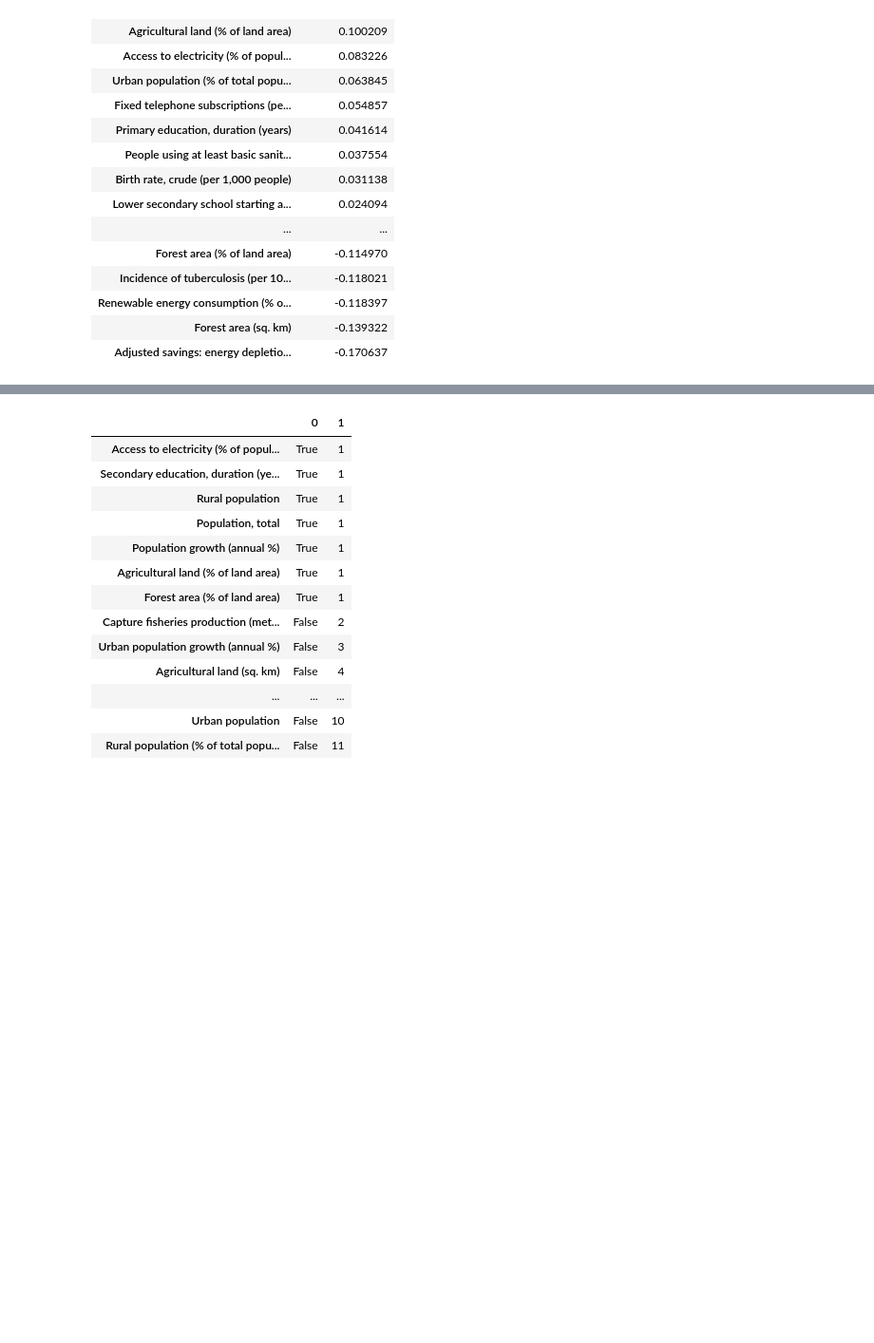
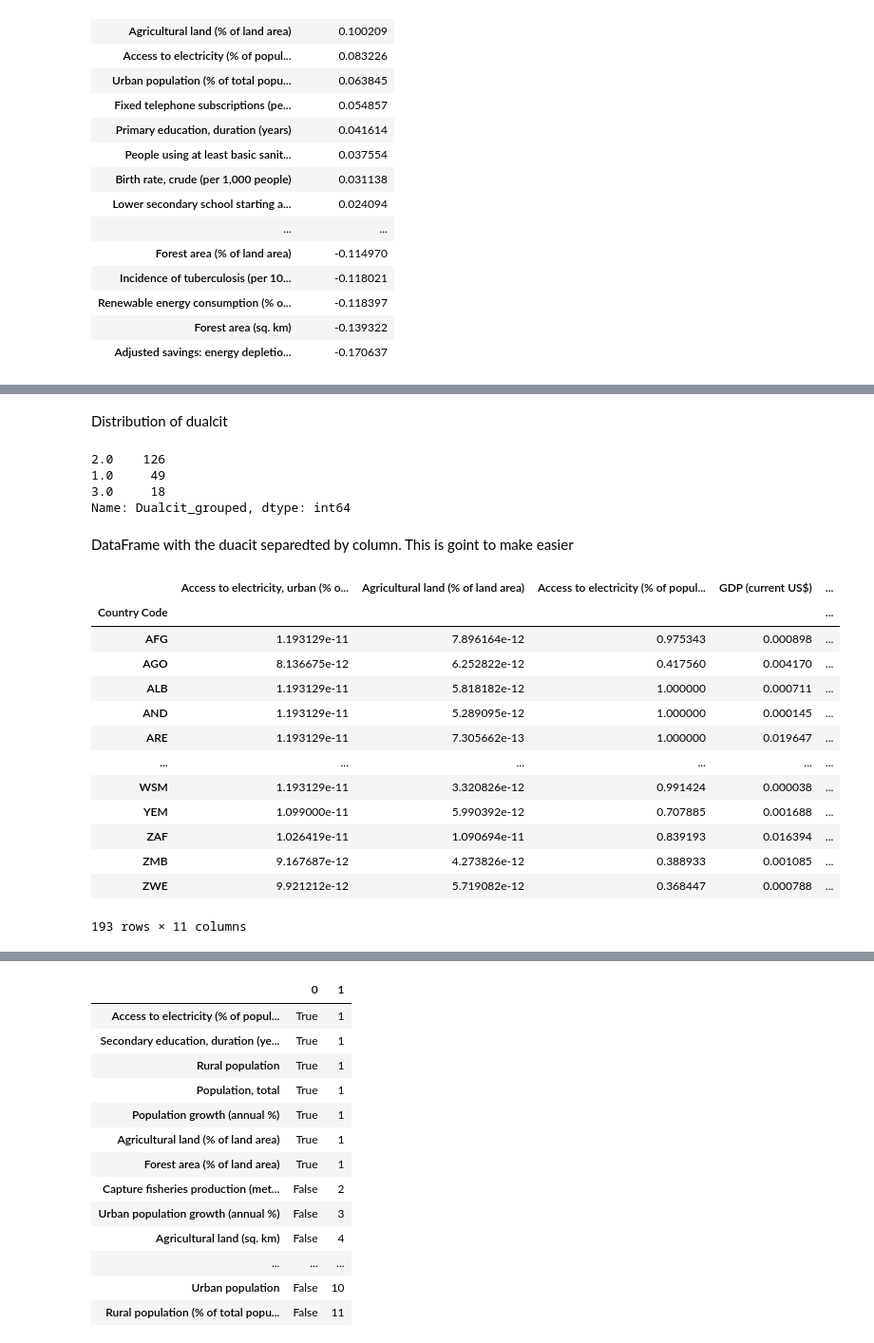
Before and after one commit to Lucas-Correa/Stats_Banner, a Jupyter notebook: Dual_City/notebooks/Merge and Fill Na.ipynb, the cells around one changed output, grey strips where cells are left out. Shown: that part at 95% size. Drawn from its saved outputs; the diff is of its cells as text; code cells hidden in the pictures; blank space fills up the shorter version.

```diff
--- a/Dual_City/notebooks/Merge and Fill Na.ipynb
+++ b/Dual_City/notebooks/Merge and Fill Na.ipynb
@@ -274,0 +282,30 @@ ValueError: The number of observations cannot be determined on an empty distance
+# %% [markdown]
+Distribution of dualcit
+# %%
+cluster2019.Dualcit_grouped.value_counts()
+# %% [output]
+2.0    126
+1.0     49
+3.0     18
+Name: Dualcit_grouped, dtype: int64
+# %% [markdown]
+DataFrame with the duacit separedted by column. This is goint to make easier
+# %%
+cluster2019 = pd.concat([cluster2019,pd.get_dummies(cluster2019.Dualcit_grouped)],axis=1)
+cluster2019.drop('Dualcit_grouped',inplace=True,axis=1)
+cluster2019
+# %% [output]
+|  | Access to electricity, urban (% o... | Agricultural land (% of land area) | Access to electricity (% of popul... | GDP (current US$) | ... |
+| Country Code |  |  |  |  | ... |
+| AFG | 1.193129e-11 | 7.896164e-12 | 0.975343 | 0.000898 | ... |
+| AGO | 8.136675e-12 | 6.252822e-12 | 0.417560 | 0.004170 | ... |
+| ALB | 1.193129e-11 | 5.818182e-12 | 1.000000 | 0.000711 | ... |
+| AND | 1.193129e-11 | 5.289095e-12 | 1.000000 | 0.000145 | ... |
+| ARE | 1.193129e-11 | 7.305662e-13 | 1.000000 | 0.019647 | ... |
+| ... | ... | ... | ... | ... | ... |
+| WSM | 1.193129e-11 | 3.320826e-12 | 0.991424 | 0.000038 | ... |
+| YEM | 1.099000e-11 | 5.990392e-12 | 0.707885 | 0.001688 | ... |
+| ZAF | 1.026419e-11 | 1.090694e-11 | 0.839193 | 0.016394 | ... |
+| ZMB | 9.167687e-12 | 4.273826e-12 | 0.388933 | 0.001085 | ... |
+| ZWE | 9.921212e-12 | 5.719082e-12 | 0.368447 | 0.000788 | ... |
+193 rows × 11 columns
```
Also changed, not shown: parts of 13 cells of this notebook, 2 other files.
